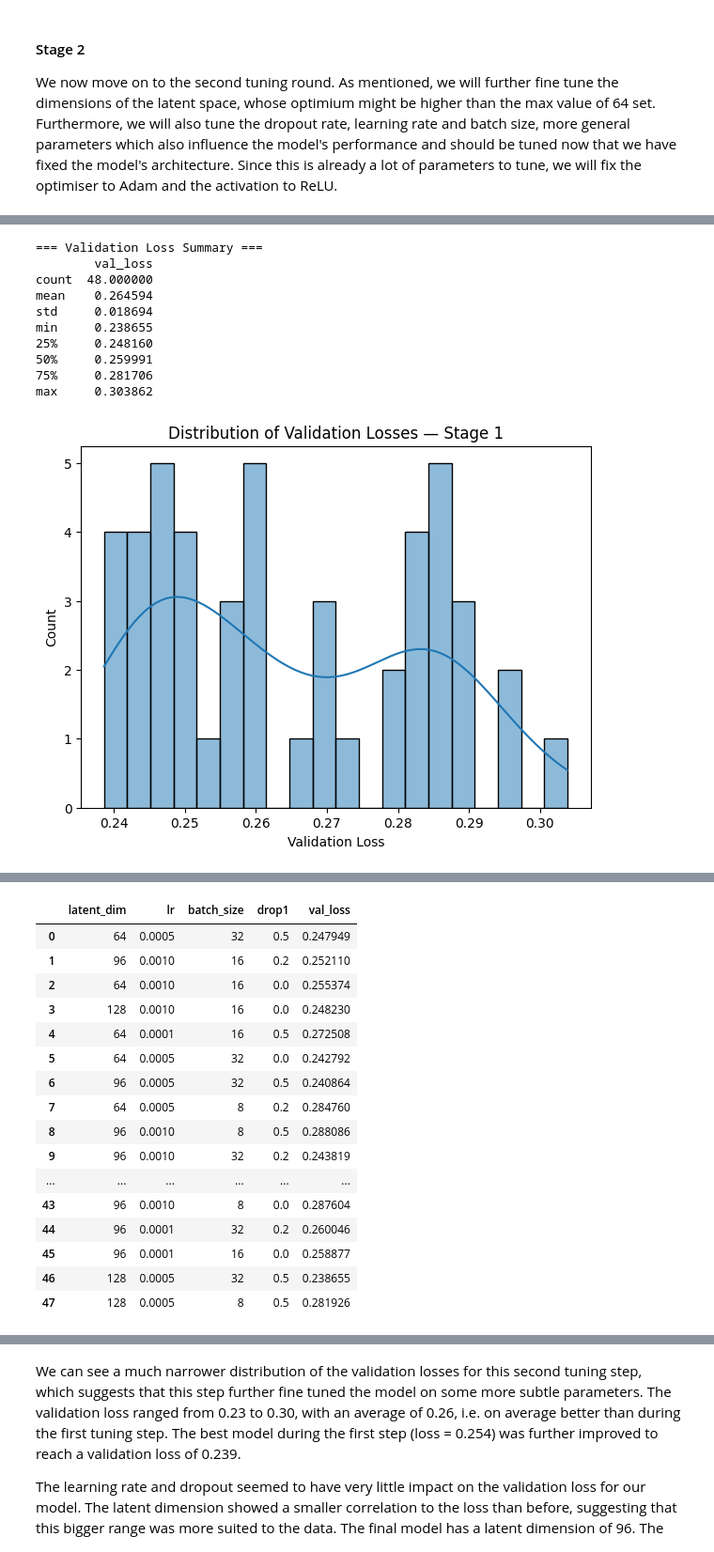
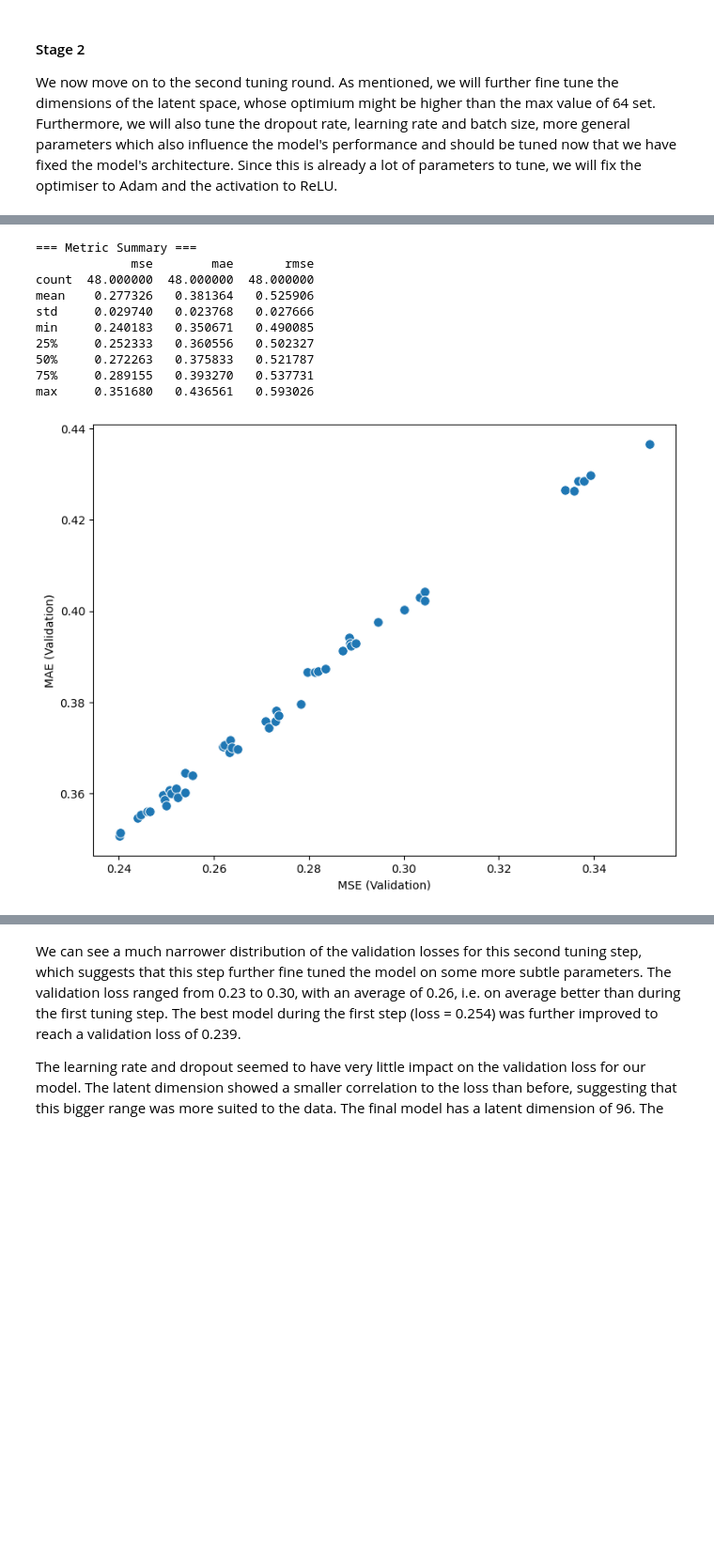
Before and after one commit to themishalka/Project-Deep-Learning, a Jupyter notebook: scripts/tuning_ae.ipynb, the cells around one changed output, grey strips where cells are left out. Shown at 94% size. Cells and saved outputs as stored; diff of their text form; code cells hidden in the pictures; blank space fills up the shorter version.

Commit message:
final model tuning and model saving + uploading the data

```diff
--- a/scripts/tuning_ae.ipynb
+++ b/scripts/tuning_ae.ipynb
@@ -109,11 +125,12 @@ for params in sampled_combinations1:
     model = model_ae.build_ae(X_train, model_ae.params)
     history = model_ae.train_ae(model, X_train, model_ae.params)
     val_loss = model_ae.evaluate_ae(model, X_test)
+    metrics = model_ae.evaluate_ae(model, X_test)
 
     # save run outcome
     results_stage1.append({
         "params": model_ae.params.copy(),
-        "val_loss": float(val_loss),
+        **metrics,
         "model": model   # keep object in memory
     })
 # %% [output]
@@ -173,11 +173,11 @@ max     0.327793
 We will investigate the three models with the minimum validation loss, i.e. minimal reconstruction error of the data and look at the parameters chosen.
 # %%
 # looking at the parameters of each top3 models (by lowest validation loss)
-results_stage1 = sorted(results_stage1, key=lambda r: r["val_loss"])
+results_stage1 = sorted(results_stage1, key=lambda r: r["mse"])
 top3 = results_stage1[:3]
 
 top3_df = pd.DataFrame([
-    {**r["params"], "val_loss": r["val_loss"]} for r in top3
+    {**r["params"], "mse": r["mse"]} for r in top3
 ])
 print(top3_df)
 # %% [output]
@@ -242,11 +245,11 @@ for train_params in sampled_combinations2:
     # train + evaluate
     model = model_ae.build_ae(X_train, model_ae.params)
     history = model_ae.train_ae(model, X_train, model_ae.params)
-    val_loss = model_ae.evaluate_ae(model, X_test)
+    metrics = model_ae.evaluate_ae(model, X_test)
 
     results_stage2.append({
         "params": run_params.copy(),
-        "val_loss": float(val_loss),
+        **metrics,
         "model": model   # keep best model object in memory
     })
 # %% [output]
@@ -271,15 +273,15 @@ Test reconstruction loss: 0.2819
 # %%
 # exploring the tuning results from stage 2
-utils.explore_tuning(search_space2, results_stage2, stage_name="Stage 2")
+results = utils.explore_tuning(search_space2, results_stage2, stage_name="Stage 2")
 # %% [output]
-=== Validation Loss Summary ===
-        val_loss
-count  48.000000
-mean    0.264594
-std     0.018694
-min     0.238655
-25%     0.248160
-50%     0.259991
-75%     0.281706
-max     0.303862
+=== Metric Summary ===
+             mse        mae       rmse
+count  48.000000  48.000000  48.000000
+mean    0.277326   0.381364   0.525906
+std     0.029740   0.023768   0.027666
+min     0.240183   0.350671   0.490085
+25%     0.252333   0.360556   0.502327
+50%     0.272263   0.375833   0.521787
+75%     0.289155   0.393270   0.537731
+max     0.351680   0.436561   0.593026
-[figure, old version]
+[figure, new version]
@@ -287,19 +289,2 @@ max     0.303862
-|  | latent_dim | lr | batch_size | drop1 | val_loss |
-| 0 | 64 | 0.0005 | 32 | 0.5 | 0.247949 |
-| 1 | 96 | 0.0010 | 16 | 0.2 | 0.252110 |
-| 2 | 64 | 0.0010 | 16 | 0.0 | 0.255374 |
-| 3 | 128 | 0.0010 | 16 | 0.0 | 0.248230 |
-| 4 | 64 | 0.0001 | 16 | 0.5 | 0.272508 |
-| 5 | 64 | 0.0005 | 32 | 0.0 | 0.242792 |
-| 6 | 96 | 0.0005 | 32 | 0.5 | 0.240864 |
-| 7 | 64 | 0.0005 | 8 | 0.2 | 0.284760 |
-| 8 | 96 | 0.0010 | 8 | 0.5 | 0.288086 |
-| 9 | 96 | 0.0010 | 32 | 0.2 | 0.243819 |
-| ... | ... | ... | ... | ... | ... |
-| 43 | 96 | 0.0010 | 8 | 0.0 | 0.287604 |
-| 44 | 96 | 0.0001 | 32 | 0.2 | 0.260046 |
-| 45 | 96 | 0.0001 | 16 | 0.0 | 0.258877 |
-| 46 | 128 | 0.0005 | 32 | 0.5 | 0.238655 |
-| 47 | 128 | 0.0005 | 8 | 0.5 | 0.281926 |
 # %%
 # looking at the parameters of each top3 models (by lowest validation loss)
```
Also changed, not shown: parts of 18 cells of this notebook, 38 other files.
